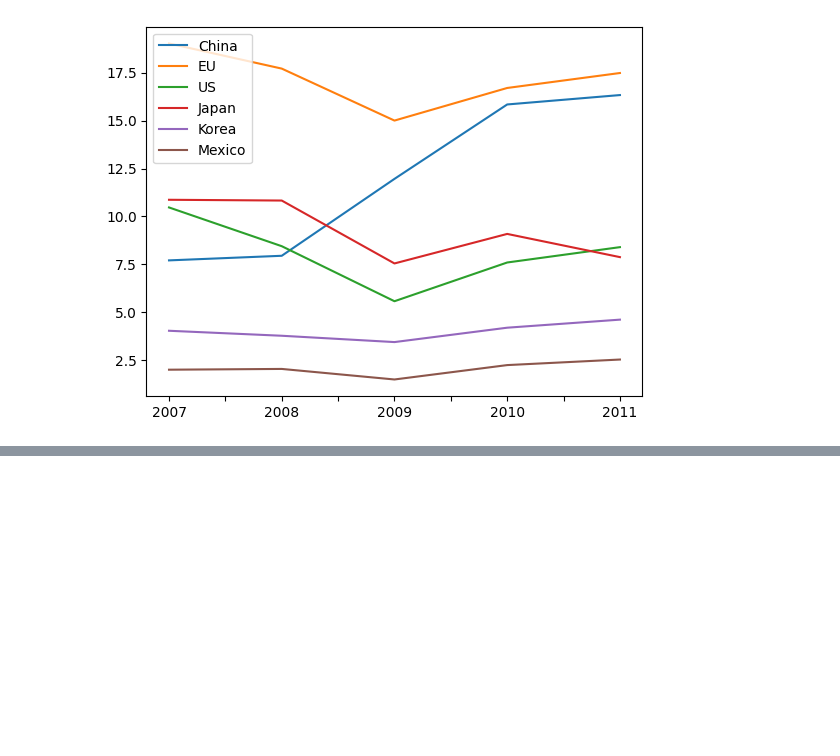
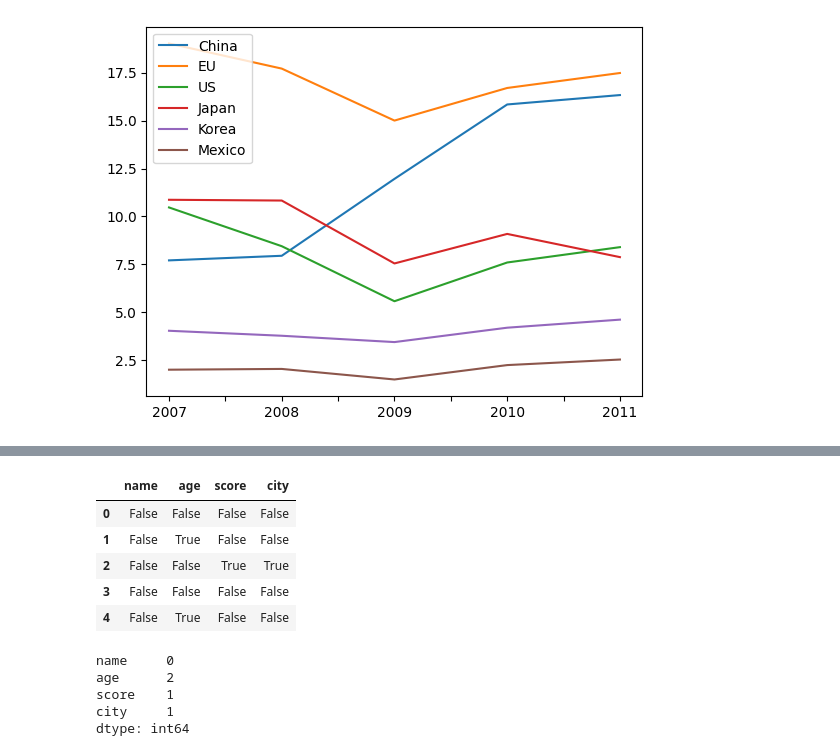
Before and after one commit to yleessam/hipython_rep, a Jupyter notebook: 16_데이터전처리2.ipynb, the cells around one changed output, grey strips where cells are left out. Saved outputs shown, nothing was run; the diff lists cells and outputs as text; code cells hidden in the pictures; blank space fills up the shorter version.

```diff
--- a/16_데이터전처리2.ipynb
+++ b/16_데이터전처리2.ipynb
@@ -196,0 +243,18 @@ df_year.plot.line()
+# %%
+#결측치 갯수 확인
+df.isnull()
+# %% [output]
+|  | name | age | score | city |
+| 0 | False | False | False | False |
+| 1 | False | True | False | False |
+| 2 | False | False | True | True |
+| 3 | False | False | False | False |
+| 4 | False | True | False | False |
+# %%
+df.isnull().sum()
+# %% [output]
+name     0
+age      2
+score    1
+city     1
+dtype: int64
```
Also changed, not shown: parts of 34 cells of this notebook.
